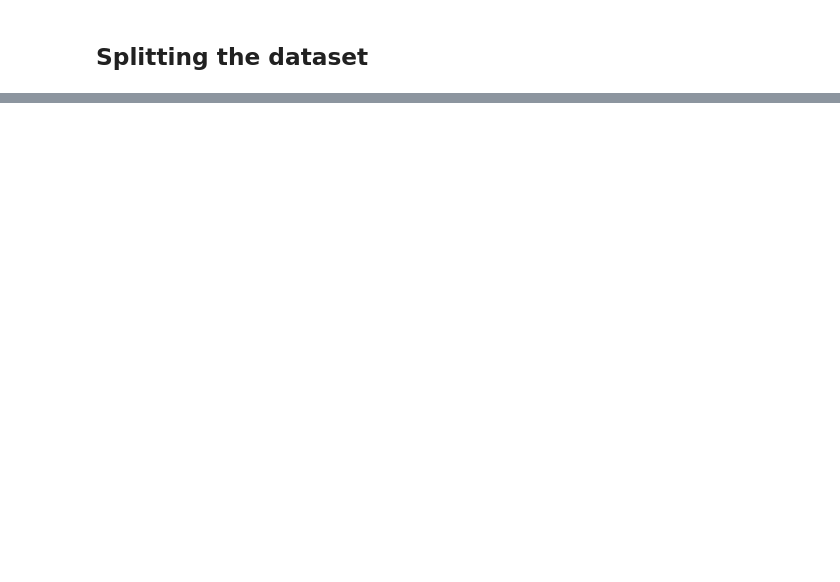
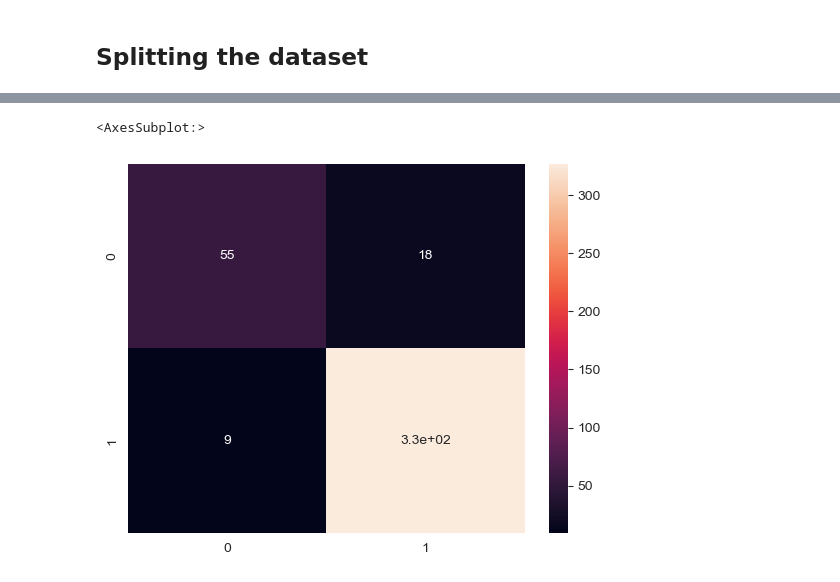
Before and after one commit to redayzarra/NLP_YelpReviews, a Jupyter notebook: Yelp_Reviews_NLP.ipynb, the cells around one changed output, grey strips where cells are left out. Saved outputs shown, nothing was run; the diff lists cells and outputs as text; code cells hidden in the pictures; blank space fills up the shorter version.

Commit message:
Changing the model to only identify 1 or 5 star reviews

```diff
--- a/Yelp_Reviews_NLP.ipynb
+++ b/Yelp_Reviews_NLP.ipynb
@@ -335,7 +335,7 @@ def removing_punc(message):
 # %% [markdown]
 > The **removin_punc function removes punctuation** by taking in the message as input and creates an empty array to store our results in. It checks every character in the message and then checks to see if its a punctuation. If the character is not, then it gets added to the array for results. After the letters have been added, the .join() method **joins the letters back together into groups**
 # %%
-yelp_nopunc = yelp_reviews['text'].apply(removing_punc)
+yelp_nopunc = yelp_reviews_1_5stars['text'].apply(removing_punc)
 # %%
 yelp_nopunc
 # %% [output]
@@ -428,7 +428,7 @@ NB_classifier = MultinomialNB()
 # %% [markdown]
 > Importing the naive bayes classifier we will be using for this project from sci-kit learn and then **creating the object NB_classifier** from the class
 # %%
-label = yelp_reviews['stars'].values
+label = yelp_reviews_1_5stars['stars'].values
 
 label
 # %% [output]
@@ -505,0 +479,2 @@ sns.heatmap(cm, annot = True)
+# %%
+X_train, X_test, y_train, y_test = train_test_split(X, y, test_size = 0.1)
@@ -505,0 +506,8 @@ sns.heatmap(cm, annot = True)
+# %%
+y_predict_test = NB_classifier.predict(X_test)
+# %%
+cm2 = confusion_matrix(y_test, y_predict_test)
+sns.heatmap(cm2, annot = True)
+# %% [output]
+<AxesSubplot:>
+[figure, added]
```
Also changed, not shown: parts of 39 cells of this notebook.
